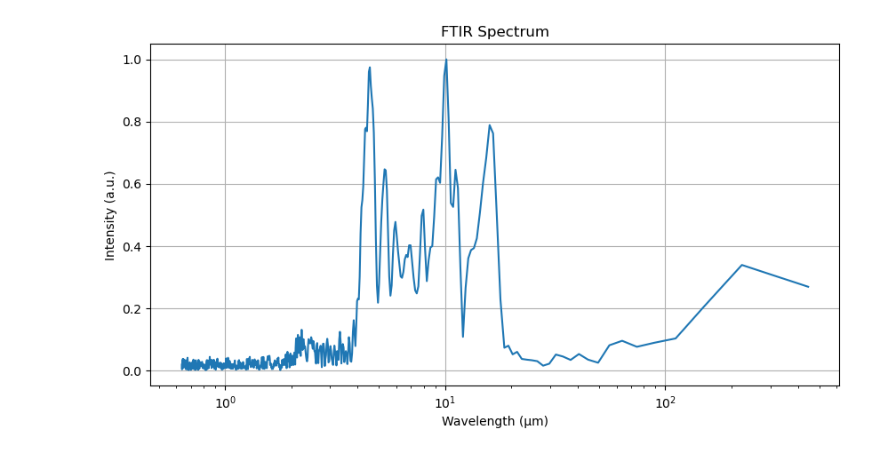
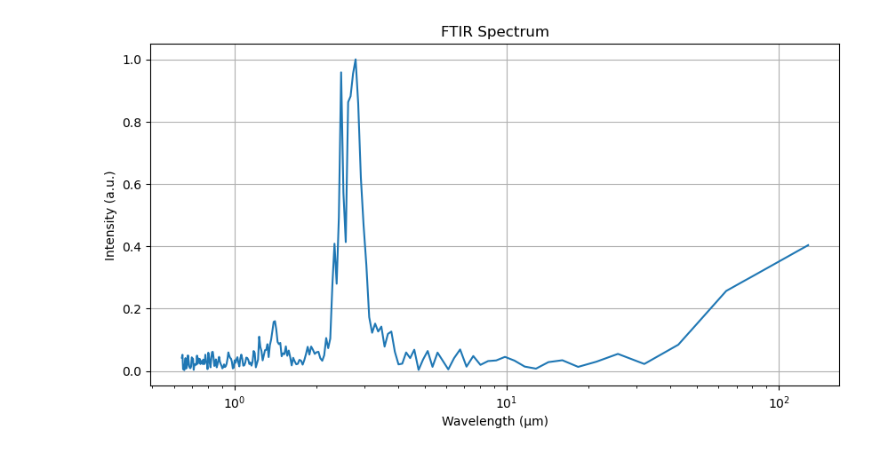
Before and after one commit to LEAP-OSU/FTIR_scan, a Jupyter notebook: FTIR_post_processing.ipynb, the cells around one changed output. Drawn from its saved outputs; the diff is of its cells as text; code cells hidden in the pictures.

```diff
--- a/FTIR_post_processing.ipynb
+++ b/FTIR_post_processing.ipynb
@@ -21,4 +5,18 @@ plt.show()
 # %%
+# Import data
+file_path = "./data/7-25-25/scan_2step_71att_50Hz_7-25-25.json "
+with open(file_path, 'r') as json_file:
+    ftir1 = json.load(json_file)
+
+motor_positions_1 = ftir1['motor positions']
+interferogram_1 = ftir1['spectrogram']
+
+# Plot Raw data for inspection
+plt.figure(figsize=(10,5))
+plt.plot(motor_positions_1, np.array(interferogram_1) - np.average(np.array(interferogram_1)), color='deeppink')
+plt.grid(True, alpha=0.3)
+plt.show()
+
 # if the interferogram is even pad it to center the zpd
 padded_interferogram = np.append(interferogram_1, np.average(interferogram_1))
 
@@ -34,3 +32,24 @@ shifted_steps = shifted_steps - shifted_steps[zpd_index_new]
 
 # Shift interferogram down by average
 shifted_interferogram = shifted_interferogram - np.average(shifted_interferogram)
+
+# Window the interferogram to decrease noise
+window = np.hamming(len(shifted_interferogram),)
+windowed_interferogram = shifted_interferogram * window
+
+# Decrease the length of the interferogram on both sides to shorten the signal and get rid of unnessecary data points
+drop = 100
+windowed_interferogram = windowed_interferogram[drop:-drop]
+shifted_steps = shifted_steps[drop:-drop]
+
+# Normalize
+normalized_interferogram = windowed_interferogram / np.max(np.abs(windowed_interferogram))
+
+# Plot final processed signal
+plt.figure(figsize=(10,5))
+plt.plot(shifted_steps, normalized_interferogram, color='deeppink')
+plt.grid(True, alpha=0.3)
+plt.xlabel("Steps Away from ZPD")
+plt.ylabel("Intesnity (a.u)")
+plt.title("Interferogram of Seed Pulse only")
+plt.show()
@@ -122,26 +59,24 @@ plt.show()
 # %%
-position_step = 318e-9  # m
+position_step = 320e-9  # m
 N = len(normalized_interferogram)  # Use the actual data length
 spatial_sampling_rate = 1 / position_step # samples per meter
 
-# Use numpy's built-in frequency functions for accuracy
+# Calculate spectrum and x axis
 magnitude = np.abs(np.fft.rfft(normalized_interferogram))
 spatial_f = np.fft.rfftfreq(N, d=position_step,)  # cycles/m
 
 # Remove DC component and convert to wavelength
-# spatial_f is in cycles/m, so wavelength = 1/spatial_f (in meters)
-# Then convert to micrometers by multiplying by 1e6
 wavelength_um = 1e6 / (spatial_f[1:])  # Factor of 2 for optical path difference
 magnitude_no_dc = magnitude[1:]  # Remove DC component
 
 plt.figure(figsize=(10, 5))
 plt.plot(wavelength_um, magnitude_no_dc/ np.max(magnitude_no_dc))
 plt.xlabel("Wavelength (μm)")
 plt.ylabel("Intensity (a.u.)")
 plt.title("FTIR Spectrum")
 plt.xscale('log')
 # plt.yscale('log')
 plt.grid(True)
 plt.show()
 # %% [output]
-[figure, old version]
+[figure, new version]
```
Also changed, not shown: parts of 8 cells of this notebook, 3 other files.
